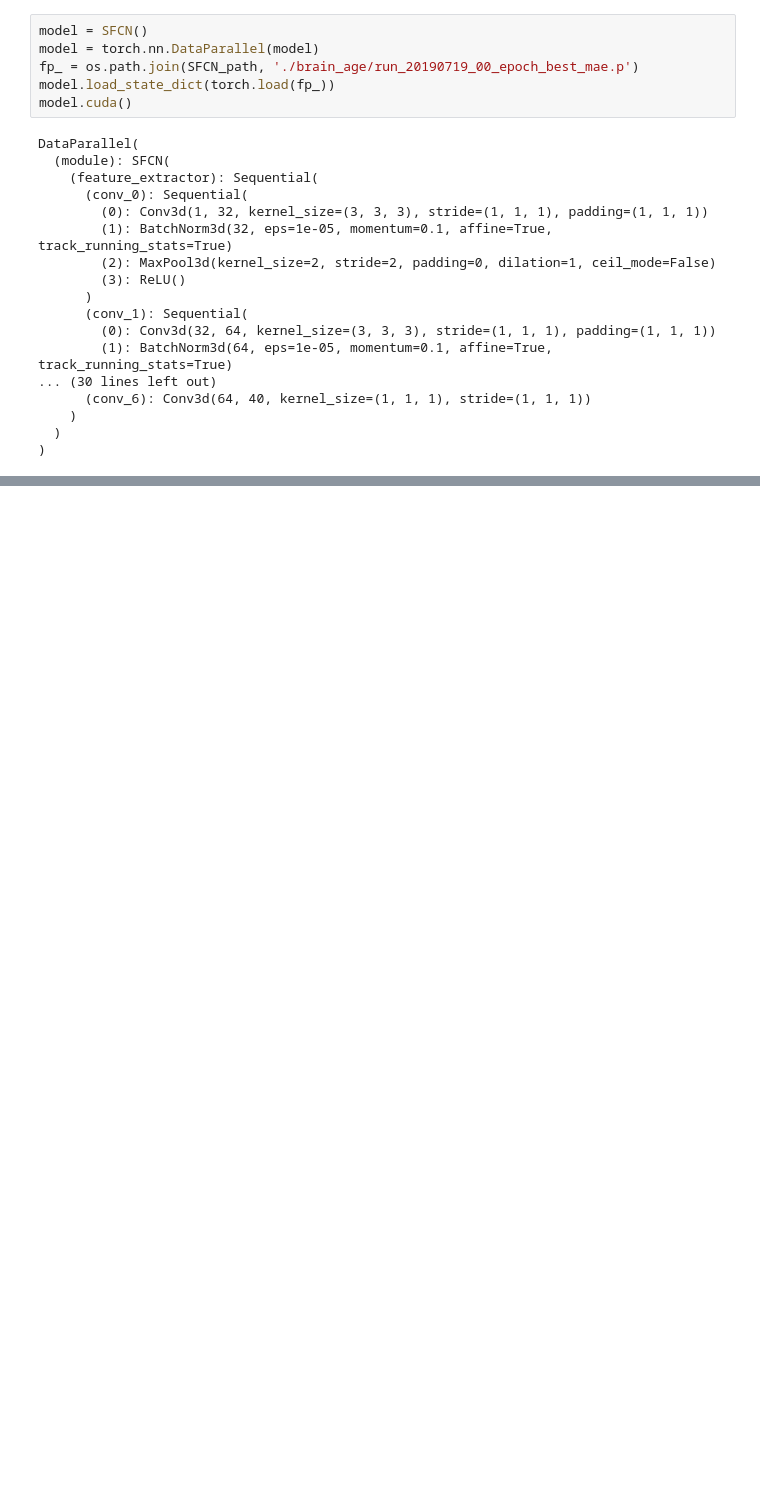
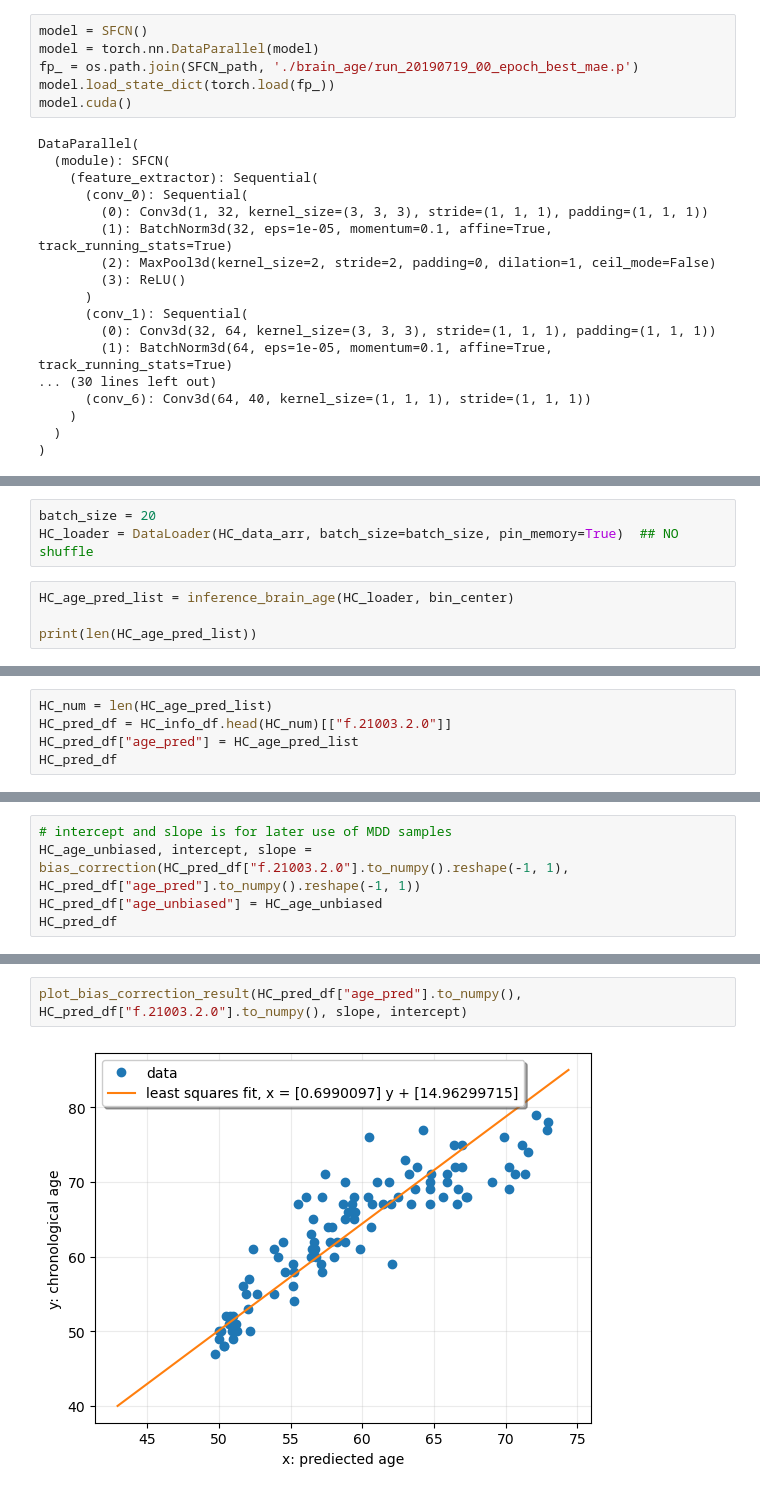
Before and after one commit to Arnoldzyf/ConGele_MSc, a Jupyter notebook: Inference_brain_age.ipynb, the cells around one changed output, grey strips where cells are left out. Drawn from its saved outputs; the diff is of its cells as text; blank space fills up the shorter version.

```diff
--- a/Inference_brain_age.ipynb
+++ b/Inference_brain_age.ipynb
@@ -523,0 +326,7 @@ array([[  191.89355   ],
+# %%
+batch_size = 20
+HC_loader = DataLoader(HC_data_arr, batch_size=batch_size, pin_memory=True)  ## NO shuffle
+# %%
+HC_age_pred_list = inference_brain_age(HC_loader, bin_center)
+
+print(len(HC_age_pred_list))
@@ -523,0 +335,5 @@ array([[  191.89355   ],
+# %%
+HC_num = len(HC_age_pred_list)
+HC_pred_df = HC_info_df.head(HC_num)[["f.21003.2.0"]]
+HC_pred_df["age_pred"] = HC_age_pred_list
+HC_pred_df
@@ -523,0 +357,5 @@ array([[  191.89355   ],
+# %%
+# intercept and slope is for later use of MDD samples
+HC_age_unbiased, intercept, slope = bias_correction(HC_pred_df["f.21003.2.0"].to_numpy().reshape(-1, 1), HC_pred_df["age_pred"].to_numpy().reshape(-1, 1))
+HC_pred_df["age_unbiased"] = HC_age_unbiased
+HC_pred_df
@@ -523,0 +377,4 @@ array([[  191.89355   ],
+# %%
+plot_bias_correction_result(HC_pred_df["age_pred"].to_numpy(), HC_pred_df["f.21003.2.0"].to_numpy(), slope, intercept)
+# %% [output]
+[figure, added]
```
Also changed, not shown: parts of 124 cells of this notebook, 4 other files.
